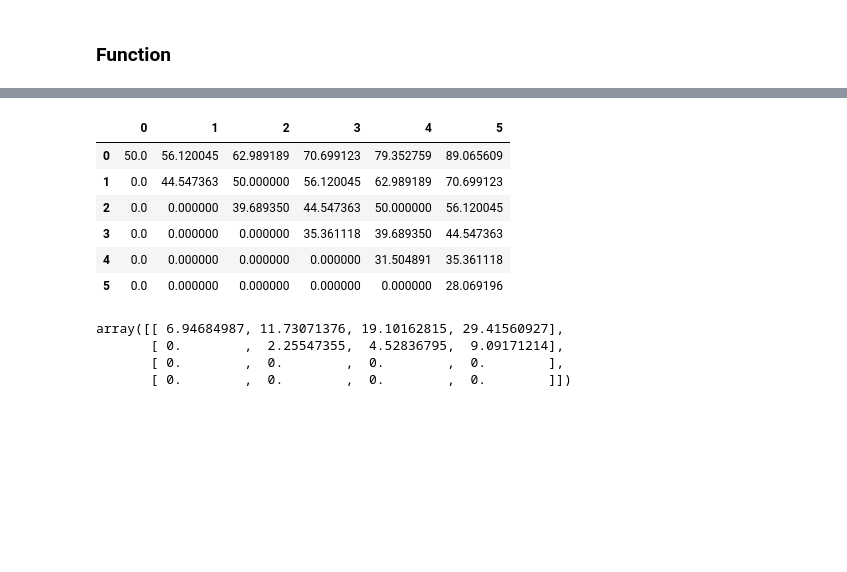
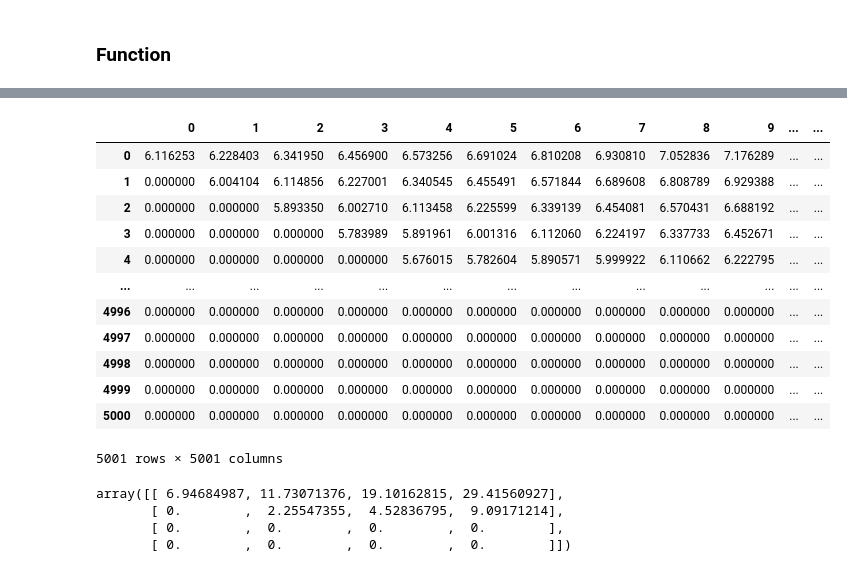
Before and after one commit to julesleclair/BinomialTree, a Jupyter notebook: Binomial Tree - v2.ipynb, the cells around one changed output, grey strips where cells are left out. Saved outputs shown, nothing was run; the diff lists cells and outputs as text; code cells hidden in the pictures; blank space fills up the shorter version.

```diff
--- a/Binomial Tree - v2.ipynb
+++ b/Binomial Tree - v2.ipynb
@@ -112,0 +165,2 @@ t = Tree(test, 5)
+# %%
+t.set_european()
@@ -112,0 +243,4 @@ t = Tree(test, 5)
+# %%
+#t.set_crr()
+t.set_european()
+t.set_american()
@@ -117,13 +322,19 @@ t.set_american()
 # %%
-pd.DataFrame(t.t_am_p)
+pd.DataFrame(t.t_eu_c)
 # %% [output]
-|  | 0 | 1 | 2 | 3 | 4 | 5 |
-| 0 | 50.0 | 56.120045 | 62.989189 | 70.699123 | 79.352759 | 89.065609 |
-| 1 | 0.0 | 44.547363 | 50.000000 | 56.120045 | 62.989189 | 70.699123 |
-| 2 | 0.0 | 0.000000 | 39.689350 | 44.547363 | 50.000000 | 56.120045 |
-| 3 | 0.0 | 0.000000 | 0.000000 | 35.361118 | 39.689350 | 44.547363 |
-| 4 | 0.0 | 0.000000 | 0.000000 | 0.000000 | 31.504891 | 35.361118 |
-| 5 | 0.0 | 0.000000 | 0.000000 | 0.000000 | 0.000000 | 28.069196 |
+|  | 0 | 1 | 2 | 3 | 4 | 5 | 6 | 7 | 8 | 9 | ... | ... |
+| 0 | 6.116253 | 6.228403 | 6.341950 | 6.456900 | 6.573256 | 6.691024 | 6.810208 | 6.930810 | 7.052836 | 7.176289 | ... | ... |
+| 1 | 0.000000 | 6.004104 | 6.114856 | 6.227001 | 6.340545 | 6.455491 | 6.571844 | 6.689608 | 6.808789 | 6.929388 | ... | ... |
+| 2 | 0.000000 | 0.000000 | 5.893350 | 6.002710 | 6.113458 | 6.225599 | 6.339139 | 6.454081 | 6.570431 | 6.688192 | ... | ... |
+| 3 | 0.000000 | 0.000000 | 0.000000 | 5.783989 | 5.891961 | 6.001316 | 6.112060 | 6.224197 | 6.337733 | 6.452671 | ... | ... |
+| 4 | 0.000000 | 0.000000 | 0.000000 | 0.000000 | 5.676015 | 5.782604 | 5.890571 | 5.999922 | 6.110662 | 6.222795 | ... | ... |
+| ... | ... | ... | ... | ... | ... | ... | ... | ... | ... | ... | ... | ... |
+| 4996 | 0.000000 | 0.000000 | 0.000000 | 0.000000 | 0.000000 | 0.000000 | 0.000000 | 0.000000 | 0.000000 | 0.000000 | ... | ... |
+| 4997 | 0.000000 | 0.000000 | 0.000000 | 0.000000 | 0.000000 | 0.000000 | 0.000000 | 0.000000 | 0.000000 | 0.000000 | ... | ... |
+| 4998 | 0.000000 | 0.000000 | 0.000000 | 0.000000 | 0.000000 | 0.000000 | 0.000000 | 0.000000 | 0.000000 | 0.000000 | ... | ... |
+| 4999 | 0.000000 | 0.000000 | 0.000000 | 0.000000 | 0.000000 | 0.000000 | 0.000000 | 0.000000 | 0.000000 | 0.000000 | ... | ... |
+| 5000 | 0.000000 | 0.000000 | 0.000000 | 0.000000 | 0.000000 | 0.000000 | 0.000000 | 0.000000 | 0.000000 | 0.000000 | ... | ... |
+5001 rows × 5001 columns
 # %%
 t.set_european()
 t.t_eu_c
```
Also changed, not shown: parts of 16 cells of this notebook.
